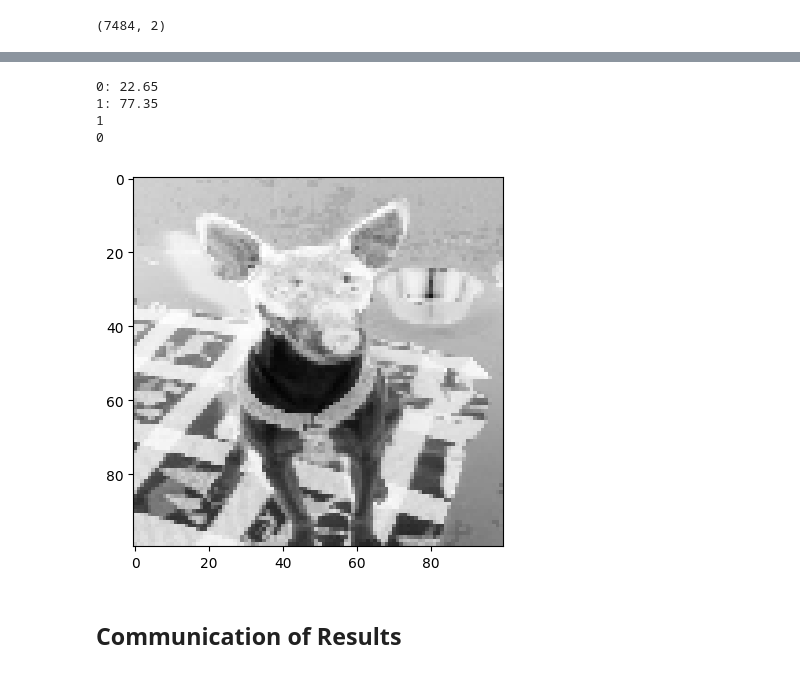
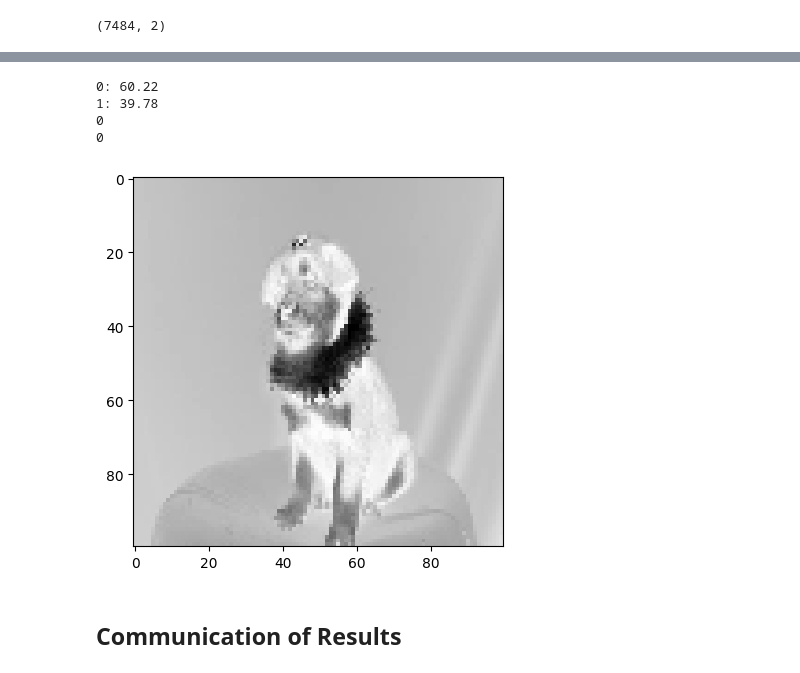
Before and after one commit to JuanReyesAn/Data-Science-Portfolio-C21, a Jupyter notebook: Projects/Project-6/Images-To.Do.List.ipynb, the cells around one changed output, grey strips where cells are left out. Cells and saved outputs as stored; diff of their text form; code cells hidden in the pictures.

```diff
--- a/Projects/Project-6/Images-To.Do.List.ipynb
+++ b/Projects/Project-6/Images-To.Do.List.ipynb
@@ -302,22 +323,22 @@ list(enumerate(predictions[filter][i]*100)), target_test[filter][i]
 # %%
 # pick any image from 0 to 24,946
-i = 90
+i = 120
 # i = 160
 # i = 2982
 
 
 for k, x in enumerate(predictions[i]*100):
   print(f"{k}: {x:.2f}")
 print(np.argmax(predictions[i]))
 print(target_test[i])
 plt.imshow(image_test[i], cmap=plt.cm.gray_r)
 plt.show()
 # %% [output]
-0: 22.65
-1: 77.35
-1
+0: 60.22
+1: 39.78
 0
+0
-[figure, old version]
+[figure, new version]
 # %% [markdown]
 ## Communication of Results
 # %% [markdown]
```
Also changed, not shown: parts of 5 cells of this notebook.
